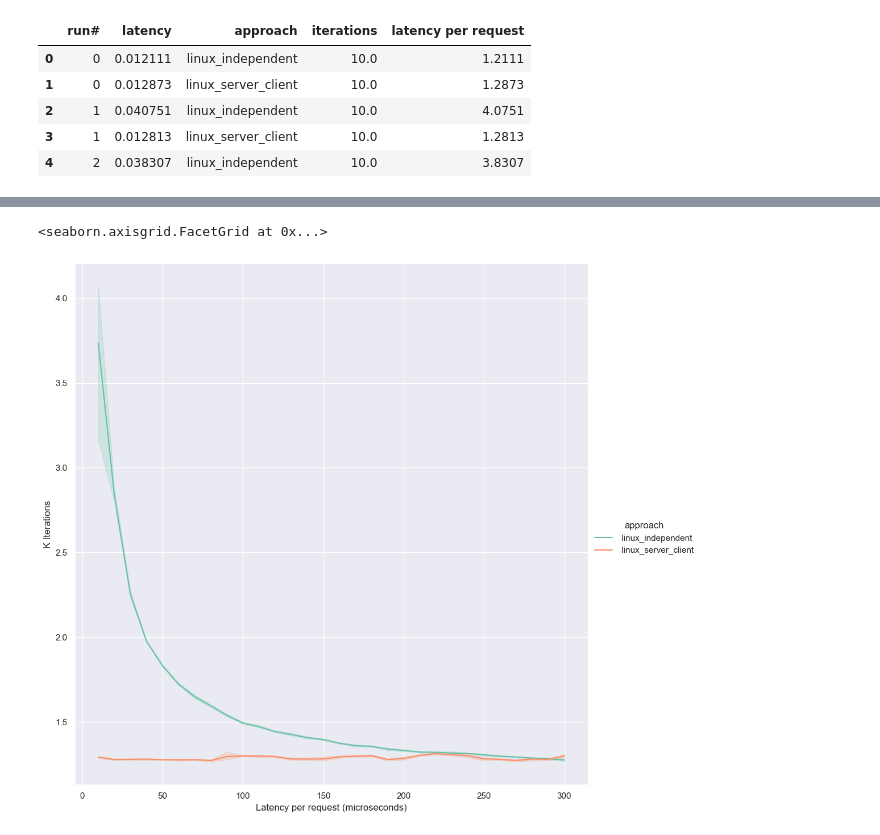
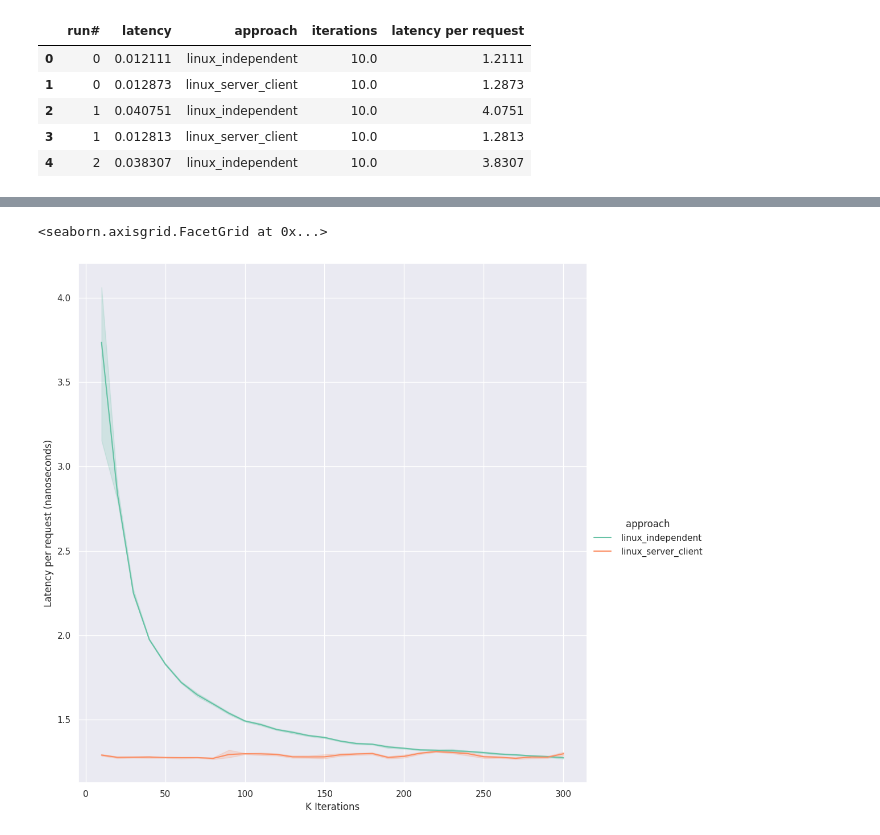
Before and after one commit to Symbi-OS/LinuxPrototypes, a Jupyter notebook: shmem_ipc/csv_visualization.ipynb, the cells around one changed output, grey strips where cells are left out. Drawn from its saved outputs; the diff is of its cells as text; code cells hidden in the pictures.

```diff
--- a/shmem_ipc/csv_visualization.ipynb
+++ b/shmem_ipc/csv_visualization.ipynb
@@ -28,11 +28,11 @@ p1.set_axis_labels("Latency (seconds)", "K Iterations")
 # %%
 # Visualization for sweep of writes vs latency
 
 p2=sns.relplot(data=df, x="iterations", y="latency per request", hue="approach", kind="line",  height=10)
-p2.set_axis_labels("Latency per request (microseconds)", "K Iterations")
+p2.set_axis_labels("K Iterations", "Latency per request (nanoseconds)")
 # %% [output]
 <seaborn.axisgrid.FacetGrid at 0x...>
-[figure, old version]
+[figure, new version]
 # %%
 # Visualization for given writes vs latency
 iteration = 260 # number of K iterations
```
Also changed, not shown: parts of 2 cells of this notebook.
